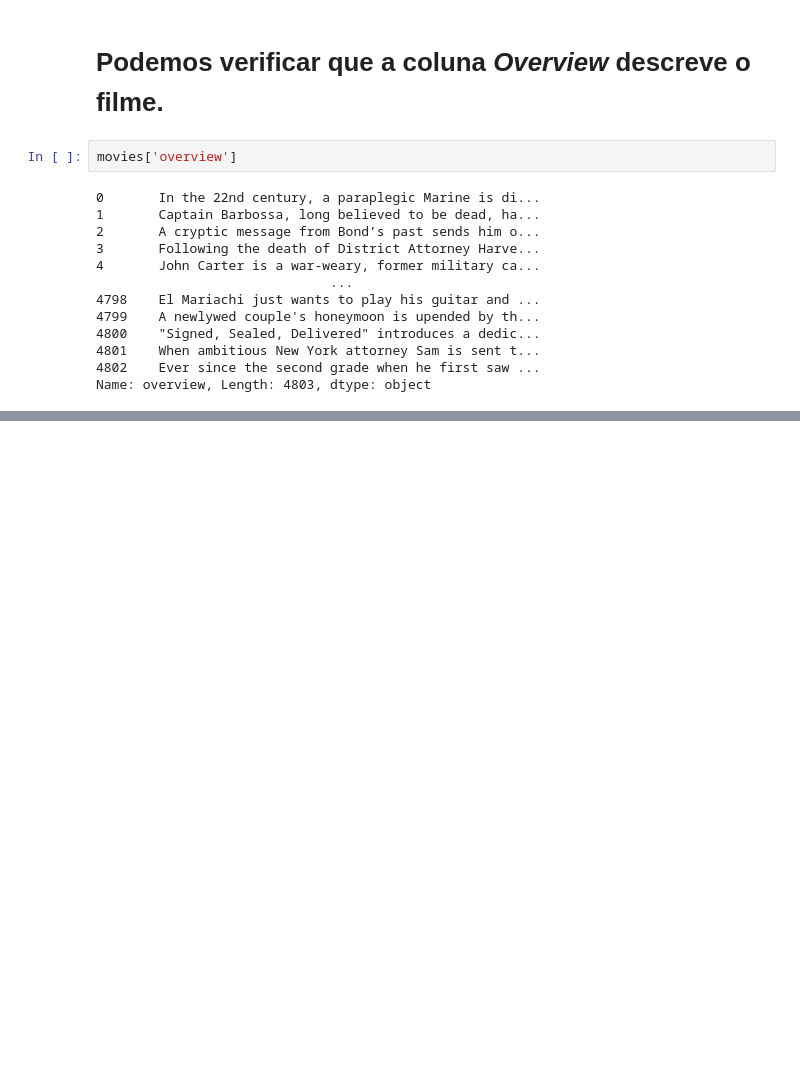
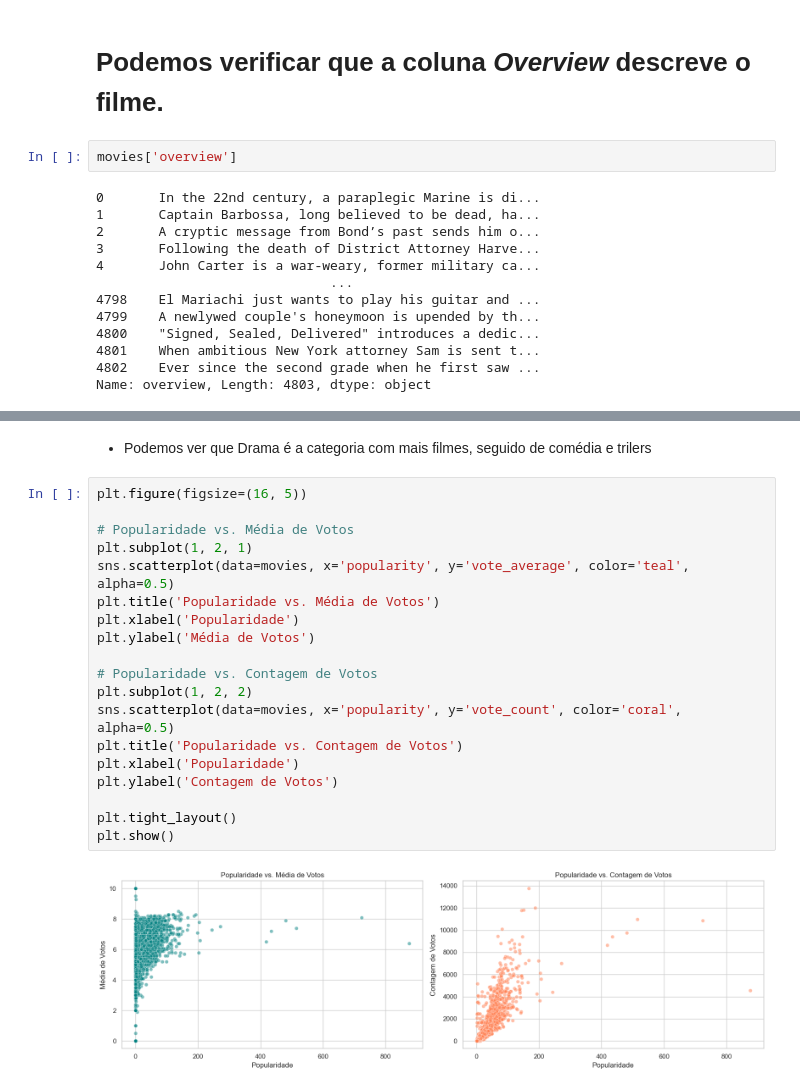
Before and after one commit to BelBatanete/Projeto-Aplicado-3, a Jupyter notebook: movie-recommendation.ipynb, the cells around one changed output, grey strips where cells are left out. Cells and saved outputs as stored; diff of their text form; blank space fills up the shorter version.

```diff
--- a/movie-recommendation.ipynb
+++ b/movie-recommendation.ipynb
@@ -111,0 +165,23 @@ movies['genres'].unique().tolist()
+# %% [markdown]
+* Podemos ver que Drama é a categoria com mais filmes, seguido de comédia e trilers
+# %%
+plt.figure(figsize=(16, 5))
+
+# Popularidade vs. Média de Votos
+plt.subplot(1, 2, 1)
+sns.scatterplot(data=movies, x='popularity', y='vote_average', color='teal', alpha=0.5)
+plt.title('Popularidade vs. Média de Votos')
+plt.xlabel('Popularidade')
+plt.ylabel('Média de Votos')
+
+# Popularidade vs. Contagem de Votos
+plt.subplot(1, 2, 2)
+sns.scatterplot(data=movies, x='popularity', y='vote_count', color='coral', alpha=0.5)
+plt.title('Popularidade vs. Contagem de Votos')
+plt.xlabel('Popularidade')
+plt.ylabel('Contagem de Votos')
+
+plt.tight_layout()
+plt.show()
+# %% [output]
+[figure, added]
```
Also changed, not shown: parts of 8 cells of this notebook.
